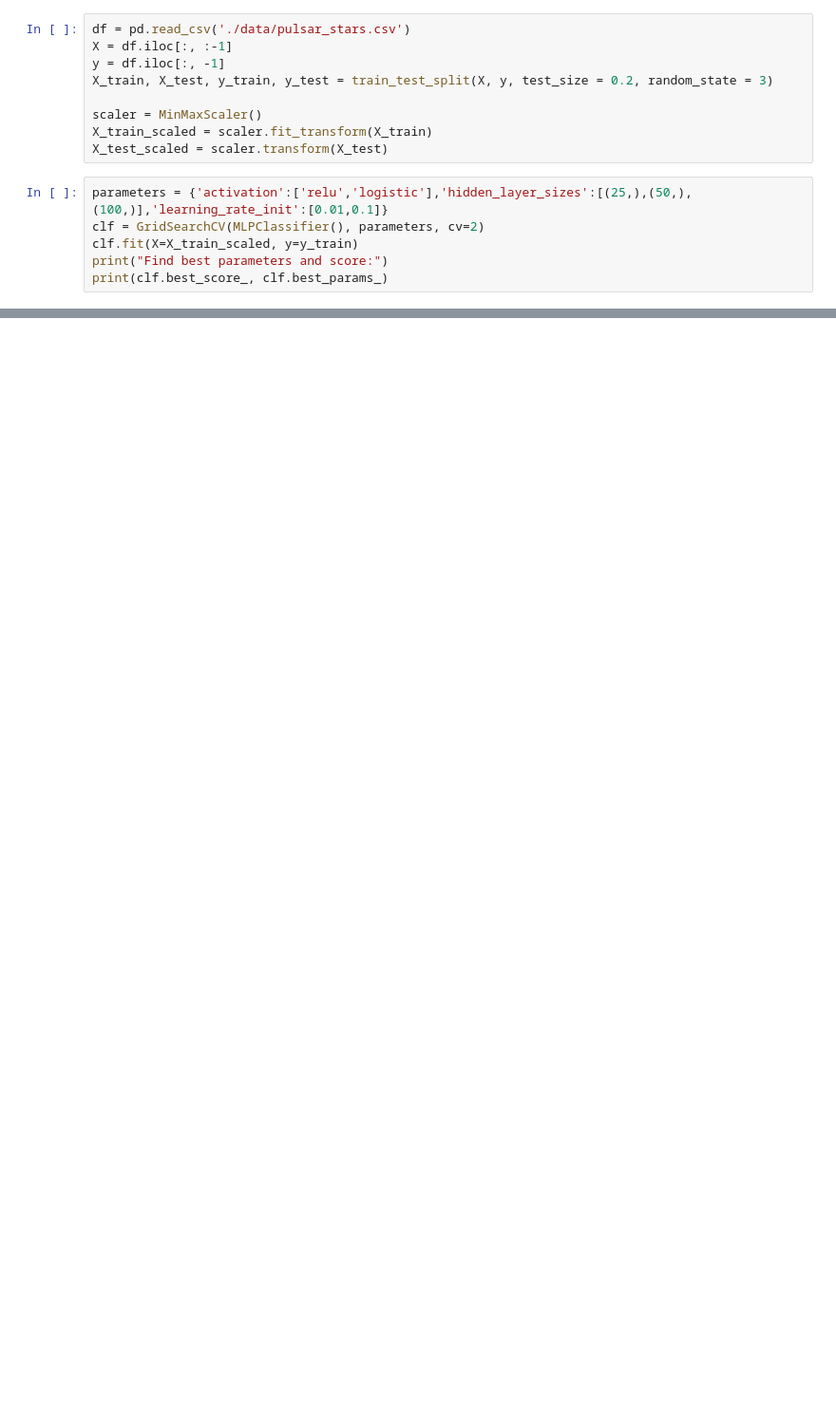
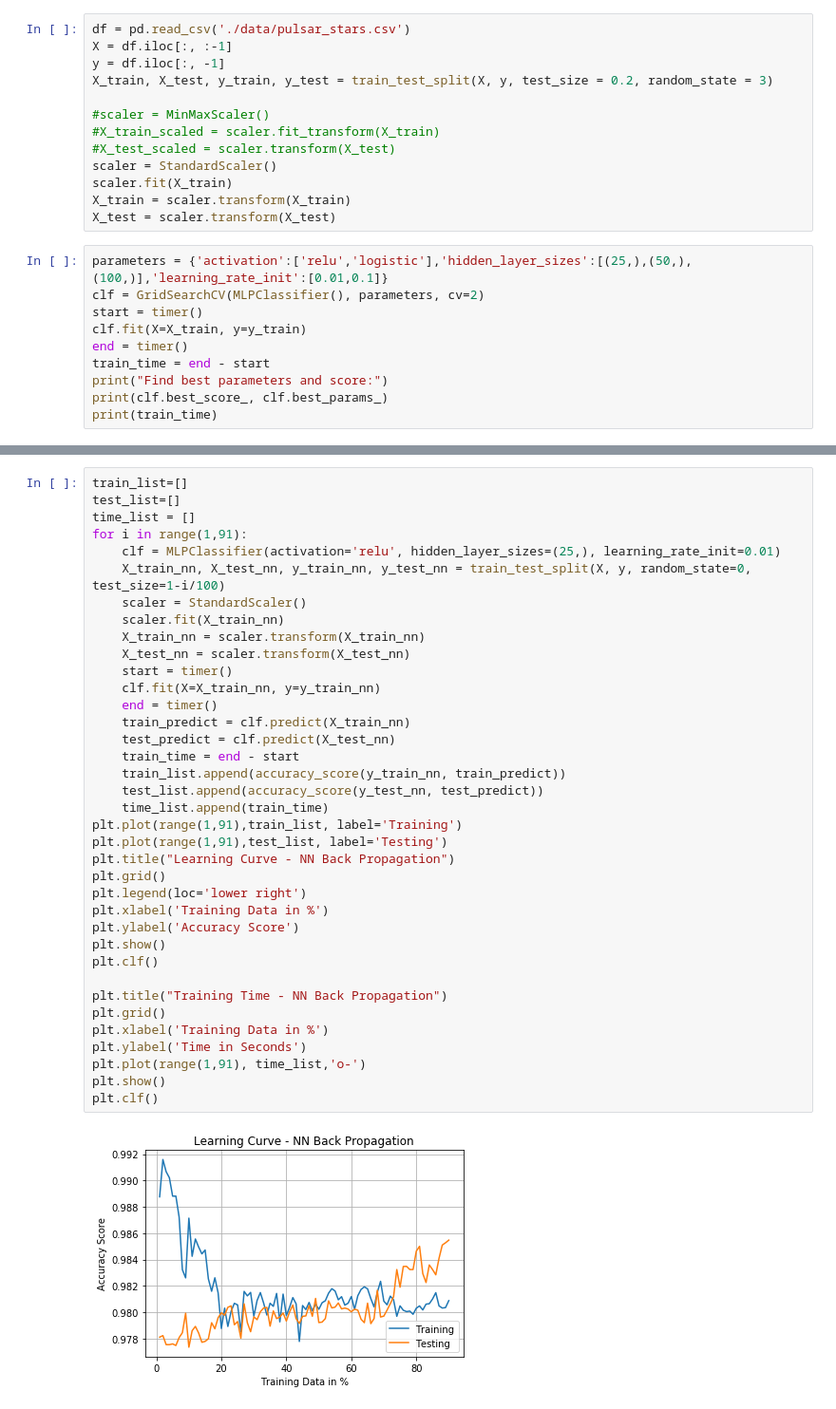
Before and after one commit to netcsc/randomized-optimization-ML, a Jupyter notebook: nn_problem.ipynb, the cells around one changed output, grey strips where cells are left out. Shown at 95% size. Cells and saved outputs as stored; diff of their text form; blank space fills up the shorter version.

```diff
--- a/nn_problem.ipynb
+++ b/nn_problem.ipynb
@@ -13,14 +16,22 @@ X = df.iloc[:, :-1]
 y = df.iloc[:, -1]
 X_train, X_test, y_train, y_test = train_test_split(X, y, test_size = 0.2, random_state = 3)
 
-scaler = MinMaxScaler()
-X_train_scaled = scaler.fit_transform(X_train)
-X_test_scaled = scaler.transform(X_test)
+#scaler = MinMaxScaler()
+#X_train_scaled = scaler.fit_transform(X_train)
+#X_test_scaled = scaler.transform(X_test)
+scaler = StandardScaler()
+scaler.fit(X_train)
+X_train = scaler.transform(X_train)
+X_test = scaler.transform(X_test)
 # %%
 parameters = {'activation':['relu','logistic'],'hidden_layer_sizes':[(25,),(50,),(100,)],'learning_rate_init':[0.01,0.1]}
 clf = GridSearchCV(MLPClassifier(), parameters, cv=2)
-clf.fit(X=X_train_scaled, y=y_train)
+start = timer()
+clf.fit(X=X_train, y=y_train)
+end = timer()
+train_time = end - start
 print("Find best parameters and score:")
 print(clf.best_score_, clf.best_params_)
+print(train_time)
 # %% [output]
 Find best parameters and score:
@@ -27,0 +40,39 @@ Find best parameters and score:
+# %%
+train_list=[]
+test_list=[]
+time_list = []
+for i in range(1,91):
+    clf = MLPClassifier(activation='relu', hidden_layer_sizes=(25,), learning_rate_init=0.01)
+    X_train_nn, X_test_nn, y_train_nn, y_test_nn = train_test_split(X, y, random_state=0, test_size=1-i/100)
+    scaler = StandardScaler()
+    scaler.fit(X_train_nn)
+    X_train_nn = scaler.transform(X_train_nn)
+    X_test_nn = scaler.transform(X_test_nn)
+    start = timer()
+    clf.fit(X=X_train_nn, y=y_train_nn)
+    end = timer()
+    train_predict = clf.predict(X_train_nn)
+    test_predict = clf.predict(X_test_nn)
+    train_time = end - start
+    train_list.append(accuracy_score(y_train_nn, train_predict))
+    test_list.append(accuracy_score(y_test_nn, test_predict))
+    time_list.append(train_time)
+plt.plot(range(1,91),train_list, label='Training')
+plt.plot(range(1,91),test_list, label='Testing')
+plt.title("Learning Curve - NN Back Propagation")
+plt.grid()
+plt.legend(loc='lower right')
+plt.xlabel('Training Data in %')
+plt.ylabel('Accuracy Score')
+plt.show()
+plt.clf()
+
+plt.title("Training Time - NN Back Propagation")
+plt.grid()
+plt.xlabel('Training Data in %')
+plt.ylabel('Time in Seconds')
+plt.plot(range(1,91), time_list,'o-')
+plt.show()
+plt.clf()
+# %% [output]
+[figure, added]
```
Also changed, not shown: parts of 10 cells of this notebook, 1 other file.
